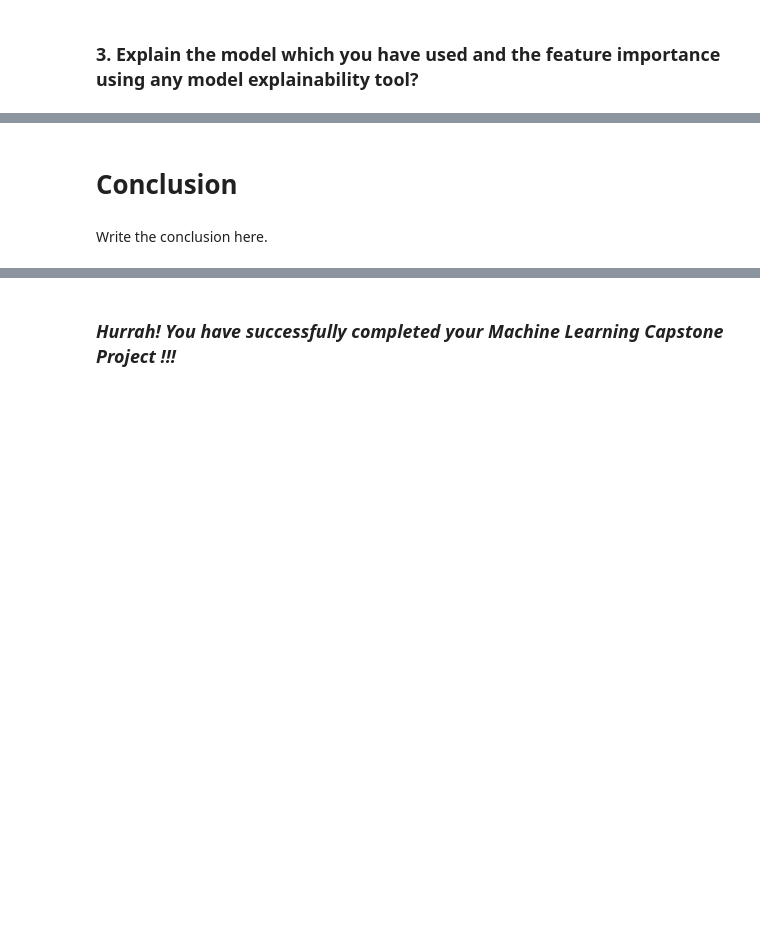
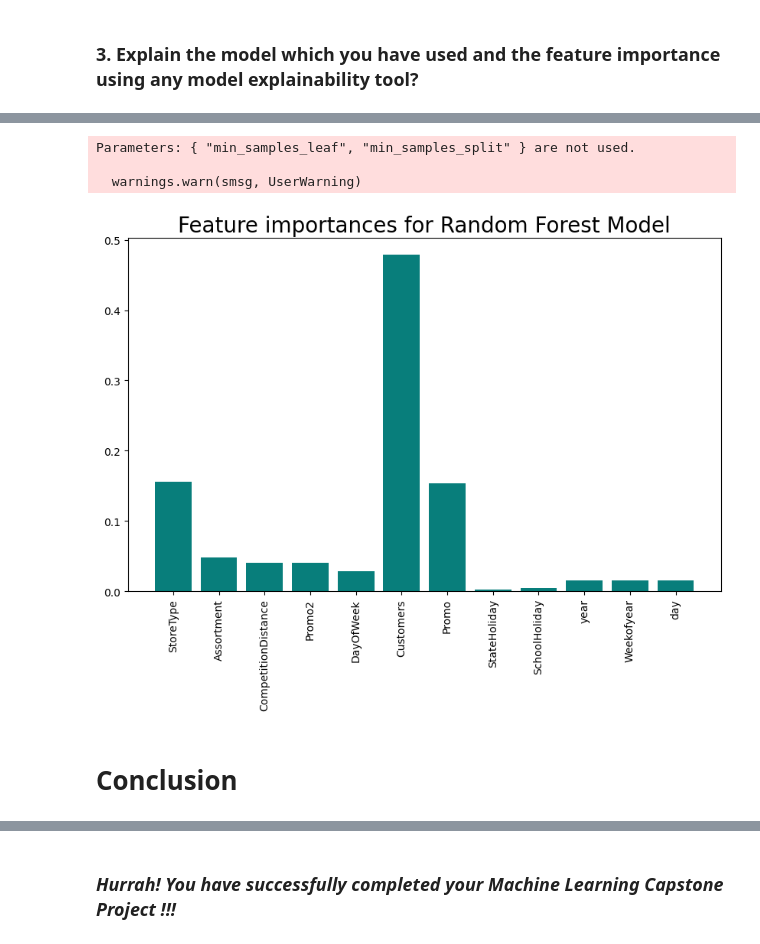
Before and after one commit to kanishkagargg/Retail-Sales-Prediction-Capstone, a Jupyter notebook: Retail_Sales_Prediction_Project.ipynb, the cells around one changed output, grey strips where cells are left out. Drawn from its saved outputs; the diff is of its cells as text; code cells hidden in the pictures; blank space fills up the shorter version.

```diff
--- a/Retail_Sales_Prediction_Project.ipynb
+++ b/Retail_Sales_Prediction_Project.ipynb
@@ -1261,7 +1259,7 @@ I have used the Standard Scaler to scale down the data so that the data has a me
 ### 8. Data Splitting
 # %%
 # Split your data to train and test. Choose Splitting ratio wisely.
-X_train, X_test, y_train, y_test = train_test_split(X, y, train_size=0.8) #random_state = 42
+X_train, X_test, y_train, y_test = train_test_split(X_SS, y, train_size=0.8, random_state = 40)
 # %% [markdown]
 ##### What data splitting ratio have you used and why?
 # %% [markdown]
@@ -1620,10 +1560,9 @@ r2 test score:  0.9345442550420707
 # %% [markdown]
 #### 2. Cross- Validation & Hyperparameter Tuning
 # %%
-# ML Model - 3 Implementation with hyperparameter optimization techniques (i.e., GridSearch CV, RandomSearch CV, Bayesian Optimization etc.)
-param_grid = {"learning_rate":[0.01, 0.1],"max_depth":[13,14,15]}
+param_grid = {"learning_rate":[0.1,0.5],"max_depth":[15, 16]}
 
-grid_search = GridSearchCV(XGBRegressor(), param_grid, scoring='neg_mean_squared_error', n_jobs=-1, cv=3, verbose=3)
+grid_search = GridSearchCV(XGBRegressor(), param_grid, scoring='neg_mean_squared_error', n_jobs=-1, cv=2, verbose=3)
 
 # Fit the Algorithm
 grid_search.fit(X_train, y_train)
@@ -1653,8 +1591,0 @@ r2 test score:  0.9500971123579212
-# %%
-model = XGBRegressor(learning_rate=0.1, max_depth=15, random_state=0)
-
-# Fit the Algorithm
-model.fit(X_train, y_train)
-
-# Predict on the model
-y_test_pred = model.predict(X_test)
@@ -1819,4 +1702,37 @@ Answer Here.
+# %%
+# Using XGBoost regressor
+XGBoost = XGBRegressor(n_estimators = 150, max_depth= None, min_samples_leaf=1, min_samples_split=4, random_state=0)
+XGBoost.fit(X_train,y_train)
+
+# Get features according to their importance in prediction
+features = X.columns
+
+# Get feature importances using random forest model
+importances = XGBoost.feature_importances_
+
+# Sort feature importances in ascending order
+indices = np.argsort(importances)
+# %% [output]
+Parameters: { "min_samples_leaf", "min_samples_split" } are not used.
+
+  warnings.warn(smsg, UserWarning)
+# %%
+
+# Set figure size
+plt.figure(figsize=(10,6))
+
+# Create bar chart for feature importances
+plt.bar(x=features, height=importances, color='#087E7B')
+
+# Set title for the chart
+plt.title('Feature importances for Random Forest Model', size=20)
+
+# Rotate x-axis labels vertically for better readability
+plt.xticks(rotation='vertical')
+
+# Display the chart
+plt.show()
+# %% [output]
+[figure, added]
 # %% [markdown]
 # **Conclusion**
-# %% [markdown]
-Write the conclusion here.
```
Also changed, not shown: parts of 57 cells of this notebook.
